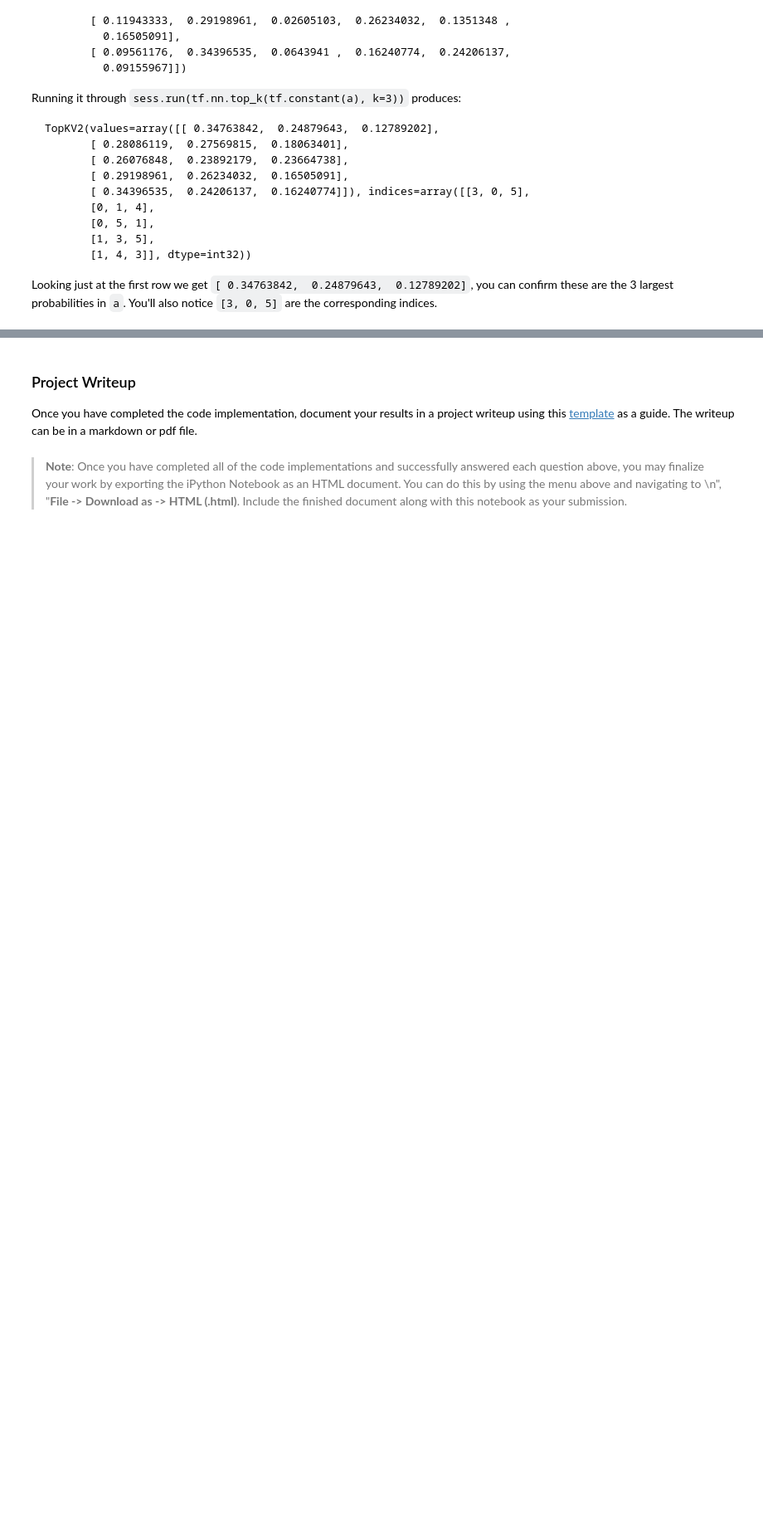
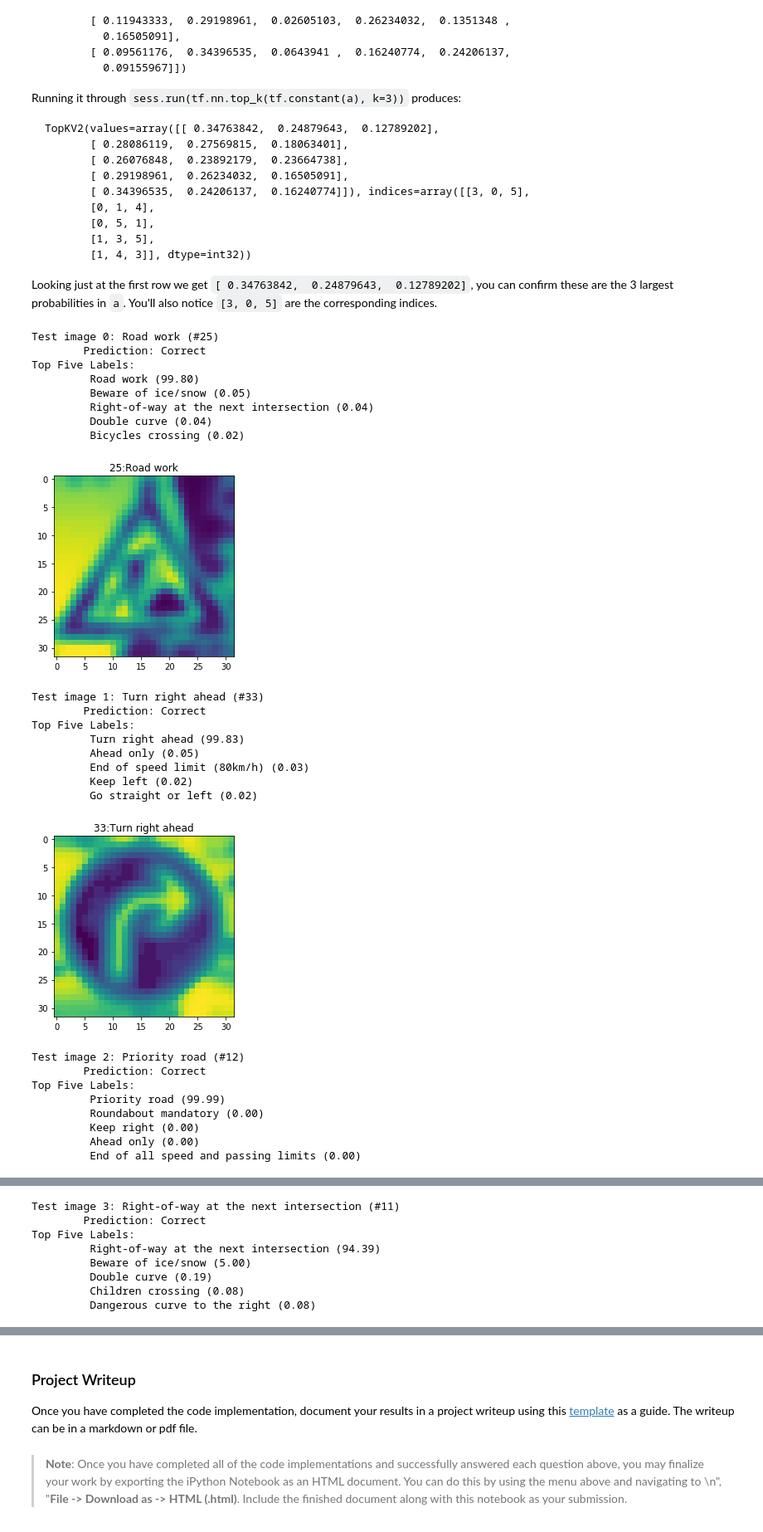
Before and after one commit to ajhsutton/CarND-Traffic-Sign-Classifier-Project, a Jupyter notebook: Traffic_Sign_Classifier.ipynb, the cells around one changed output, grey strips where cells are left out. Shown at 83% size. Drawn from its saved outputs; the diff is of its cells as text; code cells hidden in the pictures; blank space fills up the shorter version.

```diff
--- a/Traffic_Sign_Classifier.ipynb
+++ b/Traffic_Sign_Classifier.ipynb
@@ -498,7 +500,7 @@ class signRecognizer:
         self.accuracy_operation = tf.reduce_mean(tf.cast(correct_prediction, tf.float32))
 # %%
 # Tensorflow meta-parameters
-EPOCHS = 20
+EPOCHS = 30
 BATCH_SIZE = 128
 
 N = signRecognizer()
@@ -547,7 +548,7 @@ with tf.Session() as sess:
             batch_x, batch_y = X_train_proc[offset:end], y_train_proc[offset:end]
             sess.run(N.training_op, feed_dict={x: batch_x,\
                                                y: batch_y,\
-                                               kp: 0.8})
+                                               kp: 0.5})
 
         validation_accuracy, validation_loss = evaluate(X_valid_proc, y_valid_proc, sess)
         print("EPOCH {} ...".format(i+1))
@@ -557,7 +558,7 @@ with tf.Session() as sess:
         loss.append(validation_loss)
         print()
 
-    N.saver.save(sess, './signClass.ckpt')
+        N.saver.save(sess, './signClass.ckpt')
     print("Model saved")
 
 ### Calculate and report the accuracy on the training and validation set.
@@ -634,18 +673,18 @@ plt.imshow(X_valid_proc[0,:,:,0])
 # %%
 ### Run the predictions here and use the model to output the prediction for each image.
 y_new = []
-nn_top_five = tf.nn.top_k(N.logits,10)
+nn_top_five = tf.nn.top_k(tf.nn.softmax(N.logits),5)
 with tf.Session() as sess:
     N.saver.restore(sess, "./signClass.ckpt")
     test_img_logits, top_five = sess.run([N.logits, nn_top_five],\
                                         feed_dict={x: test_images, kp: 1.})
 
-    predict = sess.run(tf.argmax(test_img_logits, dimension=1))
+    predict = sess.run(tf.argmax(test_img_logits, axis=1))
 
 # compare versus actual
 print('Actual: ', test_labels)
 print('Predict: ',predict)
-print(test_img_logits)
+# print(test_img_logits)
 print('Predict == Actual: ', np.equal(predict, test_labels))
 print('Accuracy = ', np.sum(np.equal(predict, test_labels))/len(test_images))
 print('Top Five Predictions: ', top_five)
@@ -717,0 +749,45 @@ Looking just at the first row we get `[ 0.34763842,  0.24879643,  0.12789202]`,
+# %%
+### Print out the top five softmax probabilities for the predictions on the German traffic sign images found on the web.
+### Feel free to use as many code cells as needed.
+for ii in range(5):
+    print('Test image %d: %s (#%d)'%(ii,labels_names[str(test_labels[ii])],test_labels[ii]))
+    if top_five[1][ii][0] == int(test_labels[ii]):
+        print('\tPrediction: Correct')
+    else:
+        print('\tPrediction: Incorrect')
+    # print('Top Five Predictions: ', top_five[1][ii])
+    print('Top Five Labels: ')
+    for jj in range(5):
+        print('\t %s (%2.2f)'%(labels_names[str(top_five[1][ii][jj])], 100*top_five[0][ii][jj]))
+    #print('\tTop Five Probabilities: ', top_five[0][ii])
+
+    plt.imshow(test_images[ii,:,:,0])
+    plt.title(str(test_labels[ii])+':' + labels_names[str(test_labels[ii])])
+    plt.show()
+# %% [output]
+Test image 0: Road work (#25)
+        Prediction: Correct
+Top Five Labels:
+         Road work (99.80)
+         Beware of ice/snow (0.05)
+         Right-of-way at the next intersection (0.04)
+         Double curve (0.04)
+         Bicycles crossing (0.02)
+[figure, added]
+Test image 1: Turn right ahead (#33)
+        Prediction: Correct
+Top Five Labels:
+         Turn right ahead (99.83)
+         Ahead only (0.05)
+         End of speed limit (80km/h) (0.03)
+         Keep left (0.02)
+         Go straight or left (0.02)
+[figure, added]
+Test image 2: Priority road (#12)
+        Prediction: Correct
+Top Five Labels:
+         Priority road (99.99)
+         Roundabout mandatory (0.00)
+         Keep right (0.00)
+         Ahead only (0.00)
+         End of all speed and passing limits (0.00)
@@ -717,0 +795,8 @@ Looking just at the first row we get `[ 0.34763842,  0.24879643,  0.12789202]`,
+Test image 3: Right-of-way at the next intersection (#11)
+        Prediction: Correct
+Top Five Labels:
+         Right-of-way at the next intersection (94.39)
+         Beware of ice/snow (5.00)
+         Double curve (0.19)
+         Children crossing (0.08)
+         Dangerous curve to the right (0.08)
```
Also changed, not shown: parts of 16 cells of this notebook, 1 other file.
